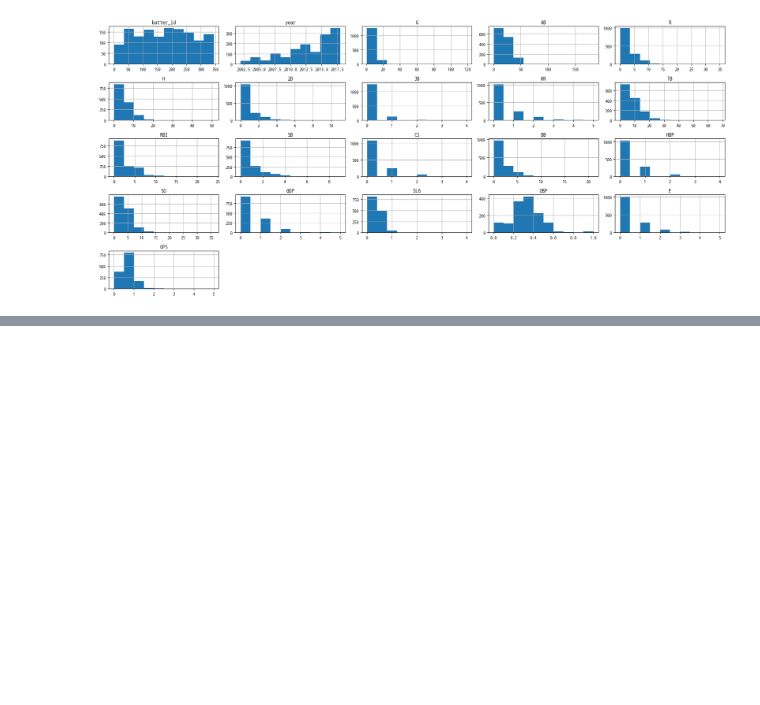
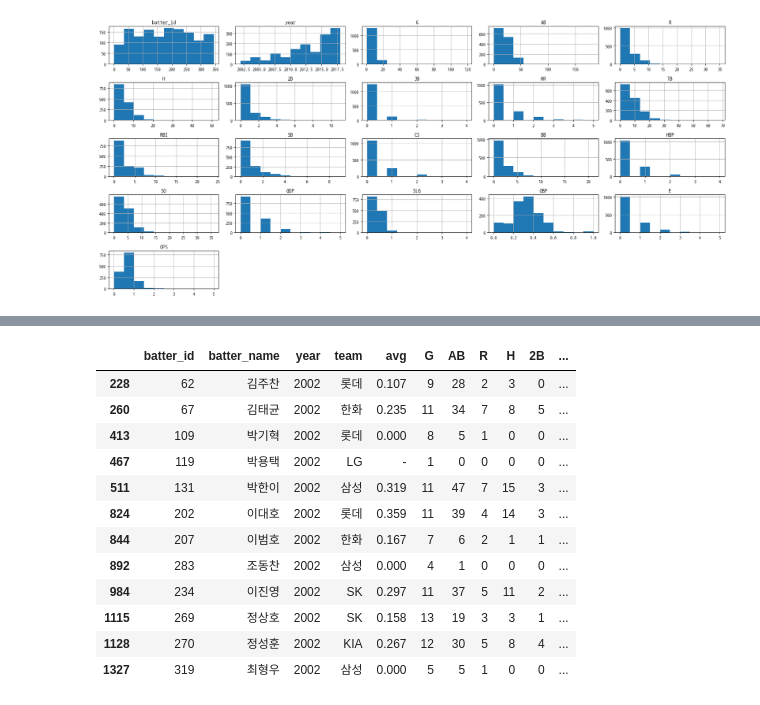
Before and after one commit to dlsdud9098/kbo_ops_predict, a Jupyter notebook: main.ipynb, the cells around one changed output, grey strips where cells are left out. Saved outputs shown, nothing was run; the diff lists cells and outputs as text; code cells hidden in the pictures; blank space fills up the shorter version.

```diff
--- a/main.ipynb
+++ b/main.ipynb
@@ -122,0 +152,23 @@ plt.show()
+# %%
+'''
+몇 몇 선수들을 추출해 OPS를 비교해 보았다.
+
+그러던 도중 결측값이 있는 것을 발견하였다.
+'''
+
+preseason_df_2002 = preseason[preseason['year'] == 2002]
+preseason_df_2002
+# %% [output]
+|  | batter_id | batter_name | year | team | avg | G | AB | R | H | 2B | ... |
+| 228 | 62 | 김주찬 | 2002 | 롯데 | 0.107 | 9 | 28 | 2 | 3 | 0 | ... |
+| 260 | 67 | 김태균 | 2002 | 한화 | 0.235 | 11 | 34 | 7 | 8 | 5 | ... |
+| 413 | 109 | 박기혁 | 2002 | 롯데 | 0.000 | 8 | 5 | 1 | 0 | 0 | ... |
+| 467 | 119 | 박용택 | 2002 | LG | - | 1 | 0 | 0 | 0 | 0 | ... |
+| 511 | 131 | 박한이 | 2002 | 삼성 | 0.319 | 11 | 47 | 7 | 15 | 3 | ... |
+| 824 | 202 | 이대호 | 2002 | 롯데 | 0.359 | 11 | 39 | 4 | 14 | 3 | ... |
+| 844 | 207 | 이범호 | 2002 | 한화 | 0.167 | 7 | 6 | 2 | 1 | 1 | ... |
+| 892 | 283 | 조동찬 | 2002 | 삼성 | 0.000 | 4 | 1 | 0 | 0 | 0 | ... |
+| 984 | 234 | 이진영 | 2002 | SK | 0.297 | 11 | 37 | 5 | 11 | 2 | ... |
+| 1115 | 269 | 정상호 | 2002 | SK | 0.158 | 13 | 19 | 3 | 3 | 1 | ... |
+| 1128 | 270 | 정성훈 | 2002 | KIA | 0.267 | 12 | 30 | 5 | 8 | 4 | ... |
+| 1327 | 319 | 최형우 | 2002 | 삼성 | 0.000 | 5 | 5 | 1 | 0 | 0 | ... |
```
Also changed, not shown: parts of 8 cells of this notebook.
